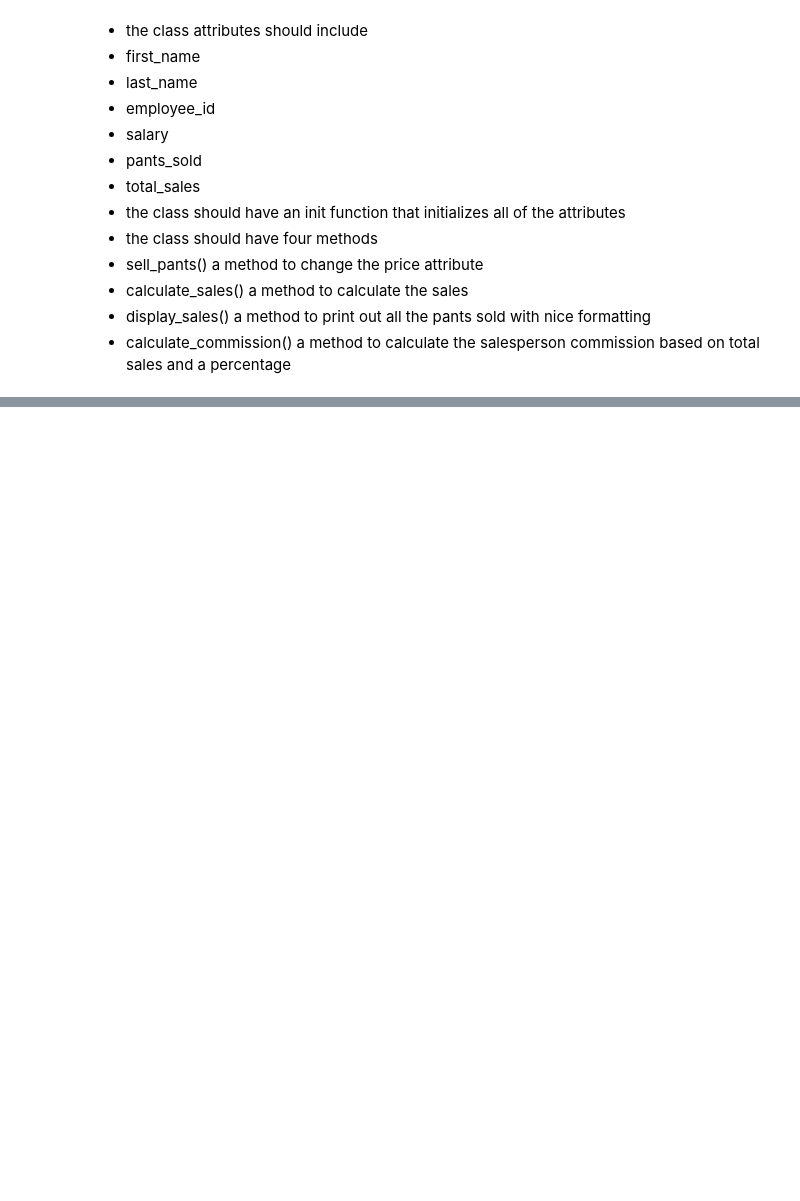
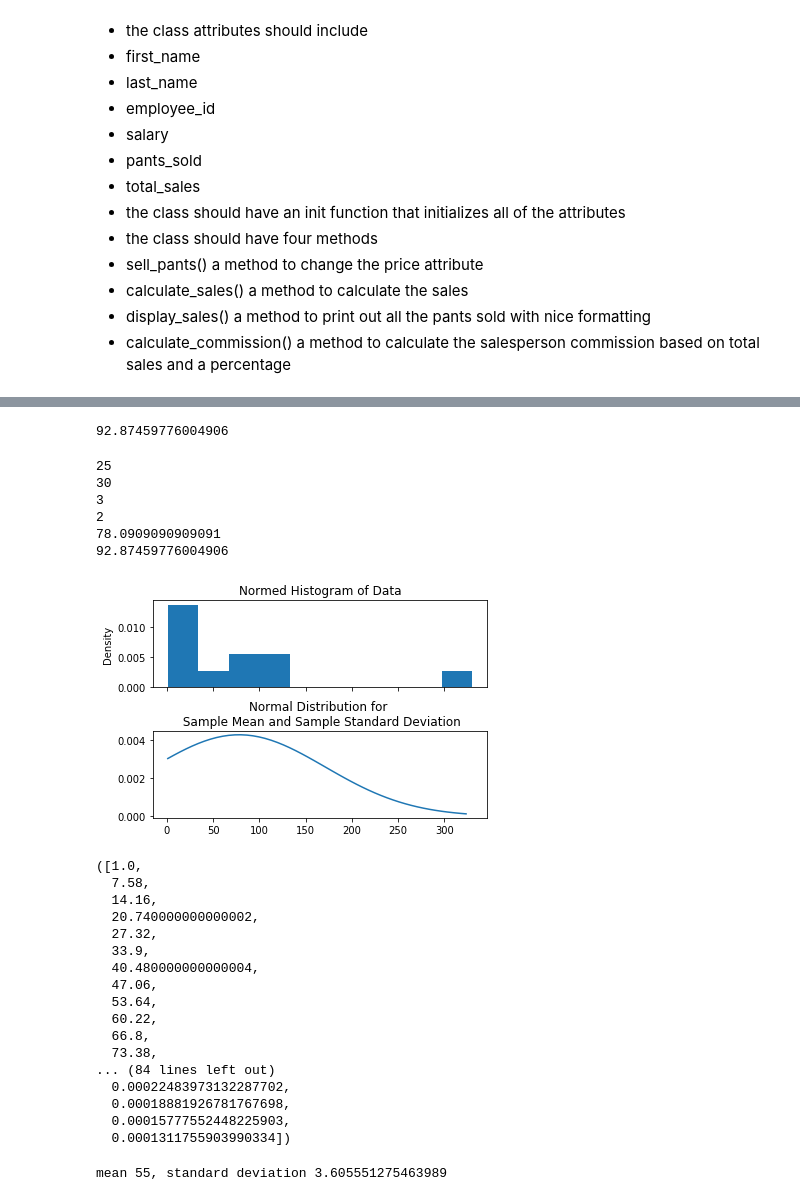
Before and after one commit to kevinlwebb/Nanodegrees, a Jupyter notebook: Data Scientist for Enterprise/2 - Software Engineering/2.4 Introduction ot Object Oriented Programming.ipynb, the cells around one changed output, grey strips where cells are left out. Saved outputs shown, nothing was run; the diff lists cells and outputs as text; code cells hidden in the pictures; blank space fills up the shorter version.

```diff
--- a/Data Scientist for Enterprise/2 - Software Engineering/2.4 Introduction ot Object Oriented Programming.ipynb
+++ b/Data Scientist for Enterprise/2 - Software Engineering/2.4 Introduction ot Object Oriented Programming.ipynb
@@ -356,0 +1561,56 @@ Write a SalesPerson class with the following characteristics:
+# %%
+# initialize two gaussian distributions
+gaussian_one = Gaussian(25, 3)
+gaussian_two = Gaussian(30, 2)
+
+# initialize a third gaussian distribution reading in a data efile
+gaussian_three = Gaussian()
+gaussian_three.read_data_file('data/numbers.txt')
+gaussian_three.calculate_mean()
+gaussian_three.calculate_stdev()
+# %% [output]
+92.87459776004906
+# %%
+# print out the mean and standard deviations
+print(gaussian_one.mean)
+print(gaussian_two.mean)
+
+print(gaussian_one.stdev)
+print(gaussian_two.stdev)
+
+print(gaussian_three.mean)
+print(gaussian_three.stdev)
+# %% [output]
+25
+30
+3
+2
+78.0909090909091
+92.87459776004906
+# %%
+# plot histogram of gaussian three
+gaussian_three.plot_histogram_pdf()
+# %% [output]
+[figure, added]
+([1.0,
+  7.58,
+  14.16,
+  20.740000000000002,
+  27.32,
+  33.9,
+  40.480000000000004,
+  47.06,
+  53.64,
+  60.22,
+  66.8,
+  73.38,
+... (84 lines left out)
+  0.00022483973132287702,
+  0.00018881926781767698,
+  0.00015777552448225903,
+  0.0001311755903990334])
+# %%
+# add gaussian_one and gaussian_two together
+gaussian_one + gaussian_two
+# %% [output]
+mean 55, standard deviation 3.605551275463989
```
Also changed, not shown: parts of 30 cells of this notebook, 16 other files.
